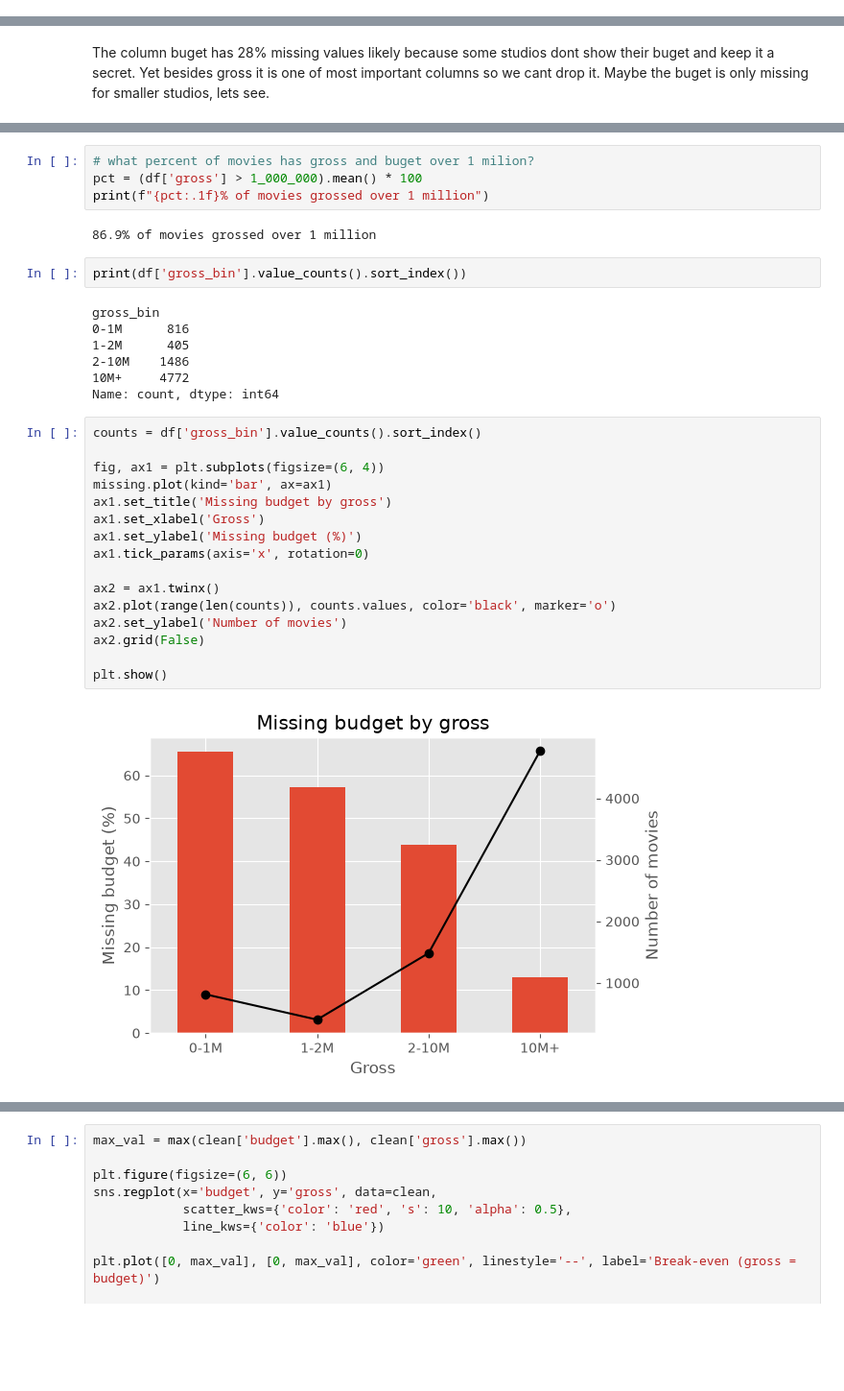
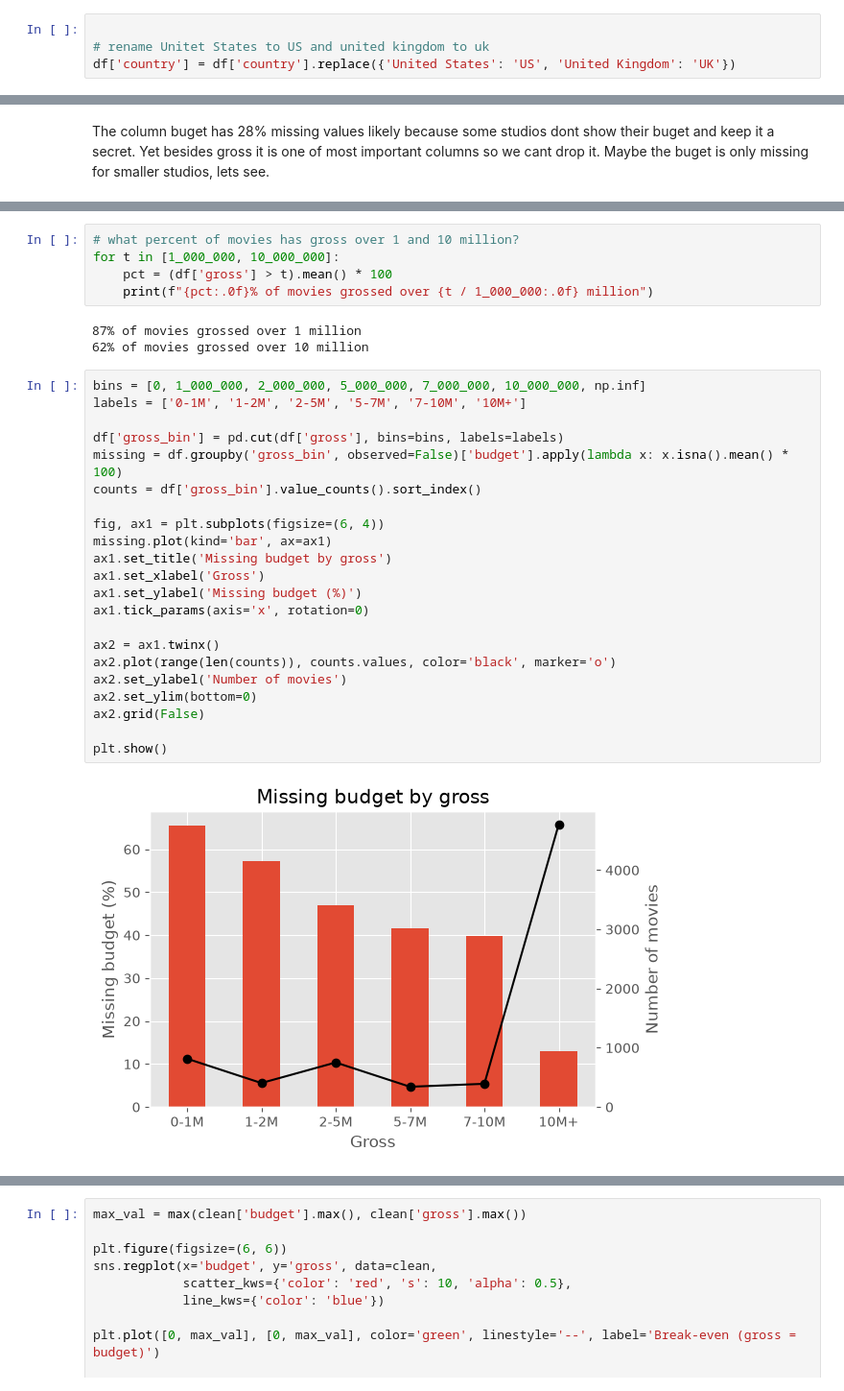
Before and after one commit to ogicode/Film_Correlation, a Jupyter notebook: notebook.ipynb, the cells around one changed output, grey strips where cells are left out. Shown at 96% size. Saved outputs shown, nothing was run; the diff lists cells and outputs as text; blank space fills up the shorter version.

```diff
--- a/notebook.ipynb
+++ b/notebook.ipynb
@@ -51,0 +53,4 @@ df.head(2)
+# %%
+
+# rename Unitet States to US and united kingdom to uk
+df['country'] = df['country'].replace({'United States': 'US', 'United Kingdom': 'UK'})
@@ -120,34 +164,33 @@ Missing budget, gross >= 1M: 22.6%
 # %%
-# what percent of movies has gross and buget over 1 milion?
-pct = (df['gross'] > 1_000_000).mean() * 100
-print(f"{pct:.1f}% of movies grossed over 1 million")
+# what percent of movies has gross over 1 and 10 million?
+for t in [1_000_000, 10_000_000]:
+    pct = (df['gross'] > t).mean() * 100
+    print(f"{pct:.0f}% of movies grossed over {t / 1_000_000:.0f} million")
 # %% [output]
-86.9% of movies grossed over 1 million
+87% of movies grossed over 1 million
+62% of movies grossed over 10 million
-# %%
-print(df['gross_bin'].value_counts().sort_index())
-# %% [output]
-gross_bin
-0-1M      816
-1-2M      405
-2-10M    1486
-10M+     4772
-Name: count, dtype: int64
 # %%
+bins = [0, 1_000_000, 2_000_000, 5_000_000, 7_000_000, 10_000_000, np.inf]
+labels = ['0-1M', '1-2M', '2-5M', '5-7M', '7-10M', '10M+']
+
+df['gross_bin'] = pd.cut(df['gross'], bins=bins, labels=labels)
+missing = df.groupby('gross_bin', observed=False)['budget'].apply(lambda x: x.isna().mean() * 100)
 counts = df['gross_bin'].value_counts().sort_index()
 
 fig, ax1 = plt.subplots(figsize=(6, 4))
 missing.plot(kind='bar', ax=ax1)
 ax1.set_title('Missing budget by gross')
 ax1.set_xlabel('Gross')
 ax1.set_ylabel('Missing budget (%)')
 ax1.tick_params(axis='x', rotation=0)
 
 ax2 = ax1.twinx()
 ax2.plot(range(len(counts)), counts.values, color='black', marker='o')
 ax2.set_ylabel('Number of movies')
+ax2.set_ylim(bottom=0)
 ax2.grid(False)
 
 plt.show()
 # %% [output]
-[figure, old version]
+[figure, new version]
 # %% [markdown]
```
Also changed, not shown: parts of 12 cells of this notebook.
